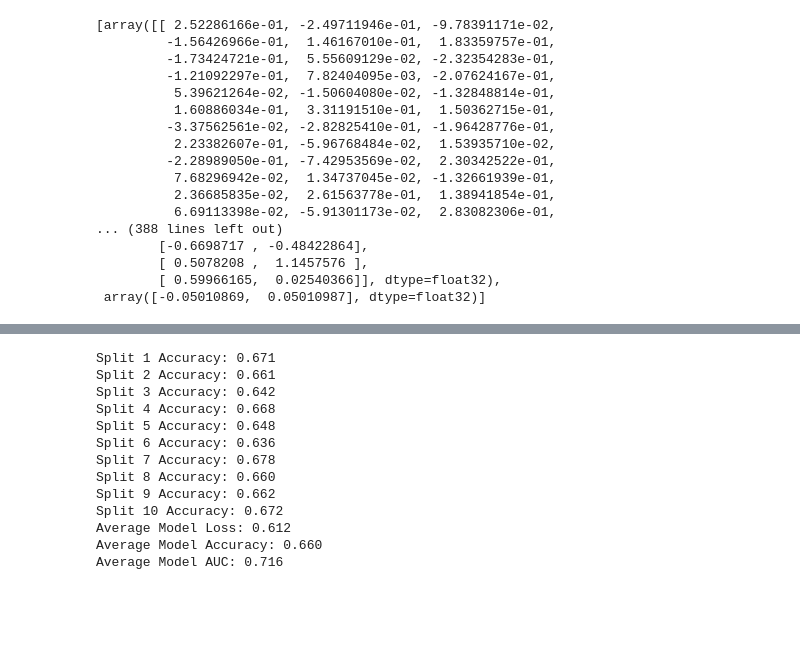
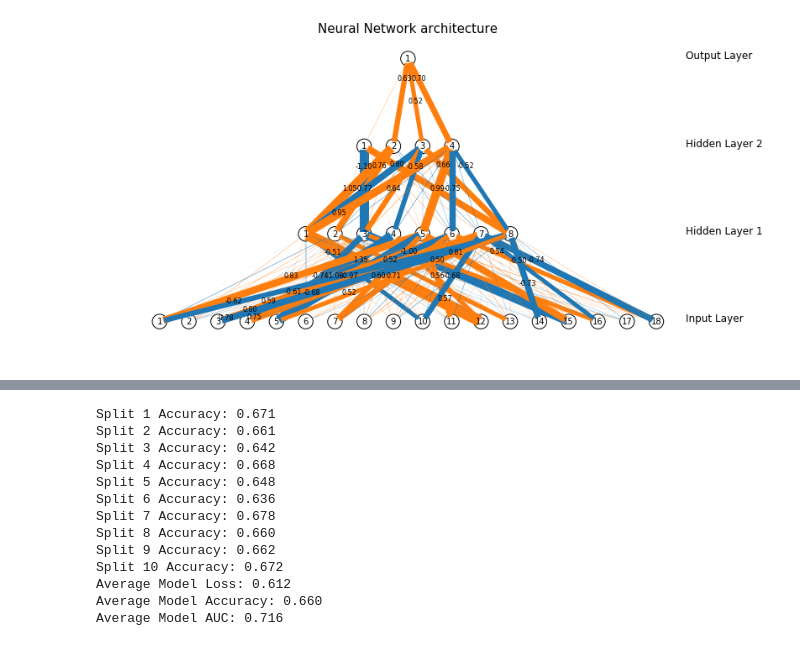
Before and after one commit to cmzou/diffpriv, a Jupyter notebook: TFPrivacy_T/BankingNN.ipynb, the cells around one changed output, grey strips where cells are left out. Saved outputs shown, nothing was run; the diff lists cells and outputs as text; code cells hidden in the pictures; blank space fills up the shorter version.

Commit message:
Added visualization

```diff
--- a/TFPrivacy_T/BankingNN.ipynb
+++ b/TFPrivacy_T/BankingNN.ipynb
@@ -85,12 +67,12 @@ def auc(y_true, y_pred):
     keras.backend.get_session().run(tf.local_variables_initializer())
     return auc
 # %%
-def model_creation(optimizer='adam', loss='categorical_crossentropy'):
+def model_creation(optimizer='adam', loss='binary_crossentropy'):
     model = keras.models.Sequential([
-        keras.layers.Dense(100, activation=tf.nn.relu),
-        keras.layers.Dense(25, activation=tf.nn.relu),
-        keras.layers.Dense(20, activation=tf.nn.relu),
-        keras.layers.Dense(2, activation=tf.nn.softmax)
+        #keras.layers.Dense(100, activation=tf.nn.relu, input_shape=(x_train.shape[1],)),
+        keras.layers.Dense(8, activation=tf.nn.relu),
+        keras.layers.Dense(4, activation=tf.nn.relu),
+        keras.layers.Dense(1, activation=tf.nn.sigmoid)
     ])
     model.compile(optimizer=optimizer,
              loss=loss,
@@ -119,22 +101,12 @@ Trainable params: 5,087
 Non-trainable params: 0
 _________________________________________________________________
-# %%
-model.get_weights()
-# %% [output]
-[array([[ 2.52286166e-01, -2.49711946e-01, -9.78391171e-02,
-         -1.56426966e-01,  1.46167010e-01,  1.83359757e-01,
-         -1.73424721e-01,  5.55609129e-02, -2.32354283e-01,
-         -1.21092297e-01,  7.82404095e-03, -2.07624167e-01,
-          5.39621264e-02, -1.50604080e-02, -1.32848814e-01,
-          1.60886034e-01,  3.31191510e-01,  1.50362715e-01,
-         -3.37562561e-02, -2.82825410e-01, -1.96428776e-01,
-          2.23382607e-01, -5.96768484e-02,  1.53935710e-02,
-         -2.28989050e-01, -7.42953569e-02,  2.30342522e-01,
-          7.68296942e-02,  1.34737045e-02, -1.32661939e-01,
-          2.36685835e-02,  2.61563778e-01,  1.38941854e-01,
-          6.69113398e-02, -5.91301173e-02,  2.83082306e-01,
-... (388 lines left out)
-        [-0.6698717 , -0.48422864],
-        [ 0.5078208 ,  1.1457576 ],
-        [ 0.59966165,  0.02540366]], dtype=float32),
- array([-0.05010869,  0.05010987], dtype=float32)]
+# %%
+layer_weights = []
+network_structure = [x_test.shape[1]]
+for layer in model.layers:
+    layer_weights.append(layer.get_weights()[0])
+    network_structure.append(layer.output_shape[1])
+network = VisNN.DrawNN(network_structure, layer_weights)
+network.draw()
+# %% [output]
+[figure, added]
```
Also changed, not shown: parts of 23 cells of this notebook.
